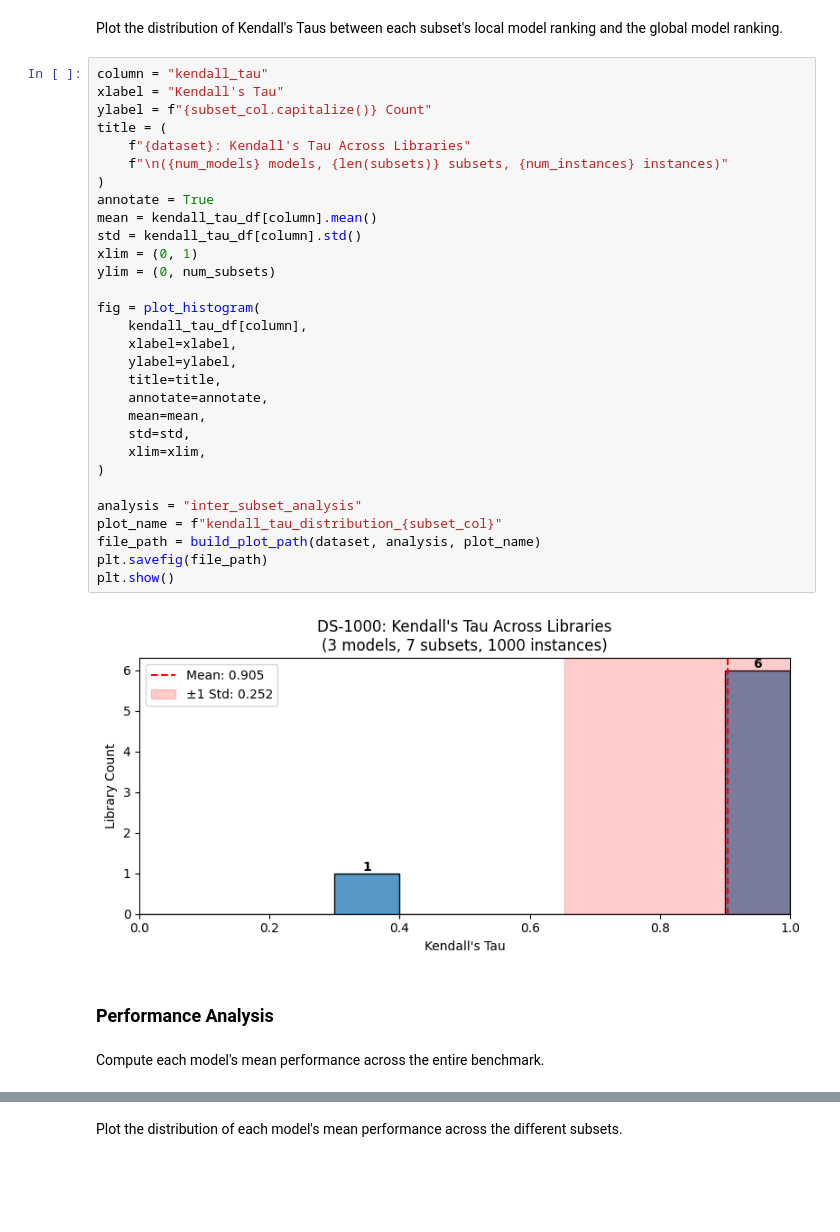
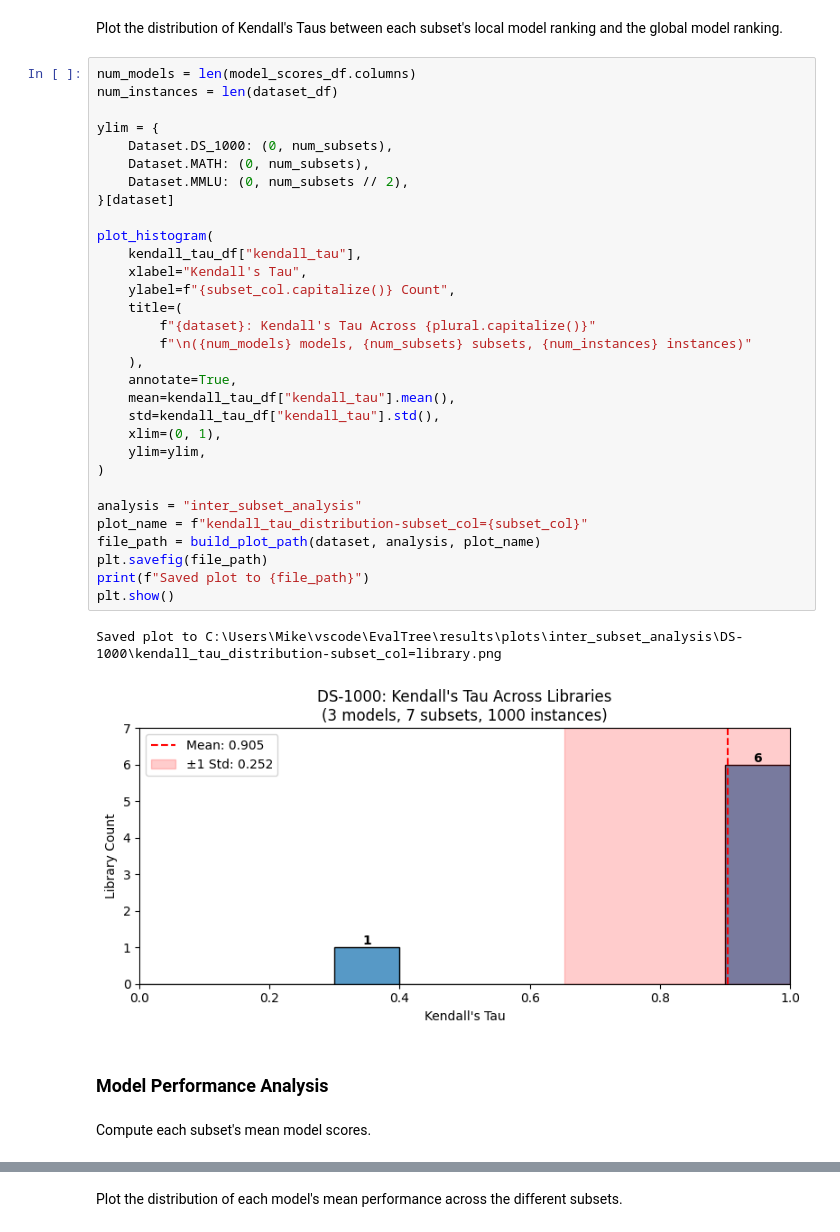
Before and after one commit to mpg05883/EvalTree, a Jupyter notebook: notebooks/inter_subset_analysis.ipynb, the cells around one changed output, grey strips where cells are left out. Saved outputs shown, nothing was run; the diff lists cells and outputs as text; blank space fills up the shorter version.

```diff
--- a/notebooks/inter_subset_analysis.ipynb
+++ b/notebooks/inter_subset_analysis.ipynb
@@ -156,38 +132,40 @@ kendall_tau_df.head()
 # %% [markdown]
 Plot the distribution of Kendall's Taus between each subset's local model ranking and the global model ranking.
 # %%
-column = "kendall_tau"
-xlabel = "Kendall's Tau"
-ylabel = f"{subset_col.capitalize()} Count"
-title = (
-    f"{dataset}: Kendall's Tau Across Libraries"
-    f"\n({num_models} models, {len(subsets)} subsets, {num_instances} instances)"
-)
-annotate = True
-mean = kendall_tau_df[column].mean()
-std = kendall_tau_df[column].std()
-xlim = (0, 1)
-ylim = (0, num_subsets)
+num_models = len(model_scores_df.columns)
+num_instances = len(dataset_df)
 
-fig = plot_histogram(
-    kendall_tau_df[column],
-    xlabel=xlabel,
-    ylabel=ylabel,
-    title=title,
-    annotate=annotate,
-    mean=mean,
-    std=std,
-    xlim=xlim,
+ylim = {
+    Dataset.DS_1000: (0, num_subsets),
+    Dataset.MATH: (0, num_subsets),
+    Dataset.MMLU: (0, num_subsets // 2),
+}[dataset]
+
+plot_histogram(
+    kendall_tau_df["kendall_tau"],
+    xlabel="Kendall's Tau",
+    ylabel=f"{subset_col.capitalize()} Count",
+    title=(
+        f"{dataset}: Kendall's Tau Across {plural.capitalize()}"
+        f"\n({num_models} models, {num_subsets} subsets, {num_instances} instances)"
+    ),
+    annotate=True,
+    mean=kendall_tau_df["kendall_tau"].mean(),
+    std=kendall_tau_df["kendall_tau"].std(),
+    xlim=(0, 1),
+    ylim=ylim,
 )
 
 analysis = "inter_subset_analysis"
-plot_name = f"kendall_tau_distribution_{subset_col}"
+plot_name = f"kendall_tau_distribution-subset_col={subset_col}"
 file_path = build_plot_path(dataset, analysis, plot_name)
 plt.savefig(file_path)
+print(f"Saved plot to {file_path}")
 plt.show()
 # %% [output]
+Saved plot to C:\Users\Mike\vscode\EvalTree\results\plots\inter_subset_analysis\DS-1000\kendall_tau_distribution-subset_col=library.png
-[figure, old version]
+[figure, new version]
 # %% [markdown]
-### Performance Analysis
+### Model Performance Analysis
 # %% [markdown]
-Compute each model's mean performance across the entire benchmark.
+Compute each subset's mean model scores.
```
Also changed, not shown: parts of 56 cells of this notebook, 3 other files.
